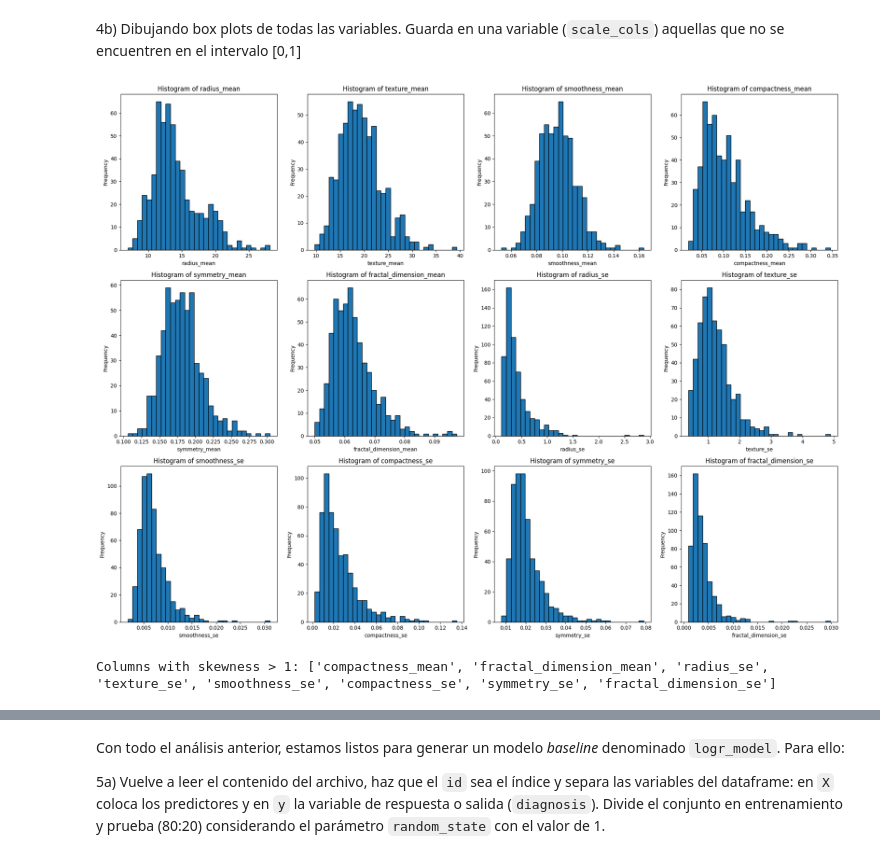
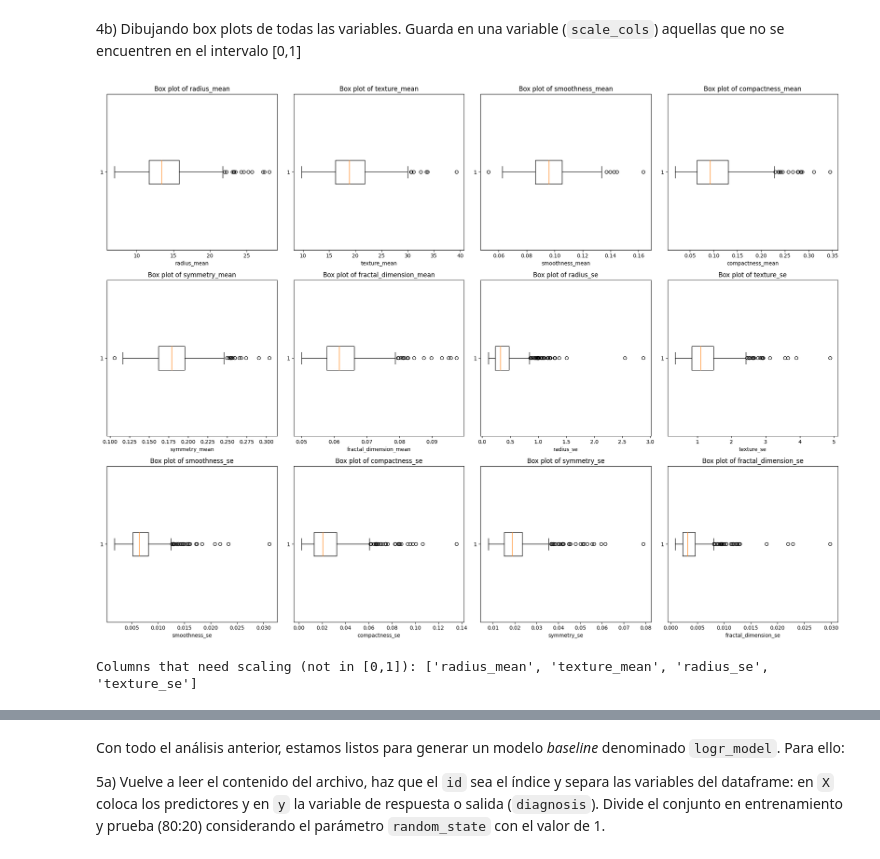
Before and after one commit to GeminiNetSailor/Data-science-and-analytics, a Jupyter notebook: 9.2 Actividad 9. Regresión logística/Actividad9RLog.ipynb, the cells around one changed output, grey strips where cells are left out. Cells and saved outputs as stored; diff of their text form; code cells hidden in the pictures.

```diff
--- a/9.2 Actividad 9. Regresión logística/Actividad9RLog.ipynb
+++ b/9.2 Actividad 9. Regresión logística/Actividad9RLog.ipynb
@@ -267,8 +269,7 @@ drop_columns
 # %% [output]
 ['perimeter_mean', 'area_mean', 'concavity_mean', 'concave points_mean']
 # %%
-
-drop_columns += [col.replace('_mean', '_se') for col in drop_columns if col.replace('_mean', '_se') in data_df.columns]
+drop_columns += [col.replace('_mean', '_se') for col in drop_columns if col.replace('_mean', '_se') in data_df.columns and col.replace('_mean', '_se') not in drop_columns]
 drop_columns
 # %% [output]
 ['perimeter_mean',
@@ -355,0 +364,17 @@ numeric_cols = data_df.select_dtypes(include=['int64', 'float64']).columns
+# %%
+fig, axes = plt.subplots(3, 4, figsize=(20, 15))
+axes = axes.flatten()
+
+# Genera histogramas para las columnas con sesgo positivo
+for ax, col in zip(axes, numeric_cols):
+    ax.hist(data_df[col].dropna(), bins=30, edgecolor='k')
+    ax.set_title(f'Histogram of {col}')
+    ax.set_xlabel(col)
+    ax.set_ylabel('Frequency')
+
+# Elimina los ejes sobrantes si hay menos de n_rows*n_cols columnas
+for ax in axes[len(numeric_cols):]:
+    fig.delaxes(ax)
+
+plt.tight_layout()
+plt.show()
@@ -356,29 +411,34 @@ numeric_cols = data_df.select_dtypes(include=['int64', 'float64']).columns
 # %% [markdown]
 4b) Dibujando box plots de todas las variables. Guarda en una variable (`scale_cols`) aquellas que no se encuentren en el intervalo [0,1]
 # %%
-fig, axes = plt.subplots(3, 4, figsize=(20, 15))
+# Crear una lista para guardar las columnas que necesitan escalado
+scale_cols = []
+
+# Crear una figura con una cuadrícula de gráficos
+n_cols = 4
+n_rows = len(numeric_cols) // n_cols + (1 if len(numeric_cols) % n_cols != 0 else 0)
+fig, axes = plt.subplots(n_rows, n_cols, figsize=(20, 15))
 axes = axes.flatten()
 
-# Genera histogramas para las columnas con sesgo positivo
-for ax, col in zip(axes, numeric_cols ):
-    ax.hist(data_df[col].dropna(), bins=30, edgecolor='k')
-    ax.set_title(f'Histogram of {col}')
+# Generar box plots para todas las columnas numéricas
+for ax, col in zip(axes, numeric_cols):
+    ax.boxplot(data_df[col].dropna(), vert=False)
+    ax.set_title(f'Box plot of {col}')
     ax.set_xlabel(col)
-    ax.set_ylabel('Frequency')
 
-# Elimina los ejes sobrantes si hay menos de n_rows*n_cols columnas
+    # Verificar si los valores de la columna están en el intervalo [0,1]
+    if data_df[col].min() < 0 or data_df[col].max() > 1:
+        scale_cols.append(col)
+
+# Eliminar los ejes sobrantes si hay menos columnas que la cuadrícula
 for ax in axes[len(numeric_cols):]:
     fig.delaxes(ax)
 
 plt.tight_layout()
 plt.show()
+
+# Imprimir las columnas que necesitan escalado
+print("Columns that need scaling (not in [0,1]):", scale_cols)
 # %% [output]
-[figure, old version]
+[figure, new version]
+Columns that need scaling (not in [0,1]): ['radius_mean', 'texture_mean', 'radius_se', 'texture_se']
-# %%
-# Selecciona las columnas con skewness mayor a 1 entre las columnas numéricas
-skew_cols = [col for col in numeric_cols if skew(data_df[col]) > 1]
-
-# Imprime las columnas seleccionadas
-print("Columns with skewness > 1:", skew_cols)
-# %% [output]
-Columns with skewness > 1: ['compactness_mean', 'fractal_dimension_mean', 'radius_se', 'texture_se', 'smoothness_se', 'compactness_se', 'symmetry_se', 'fractal_dimension_se']
```
Also changed, not shown: parts of 35 cells of this notebook.
